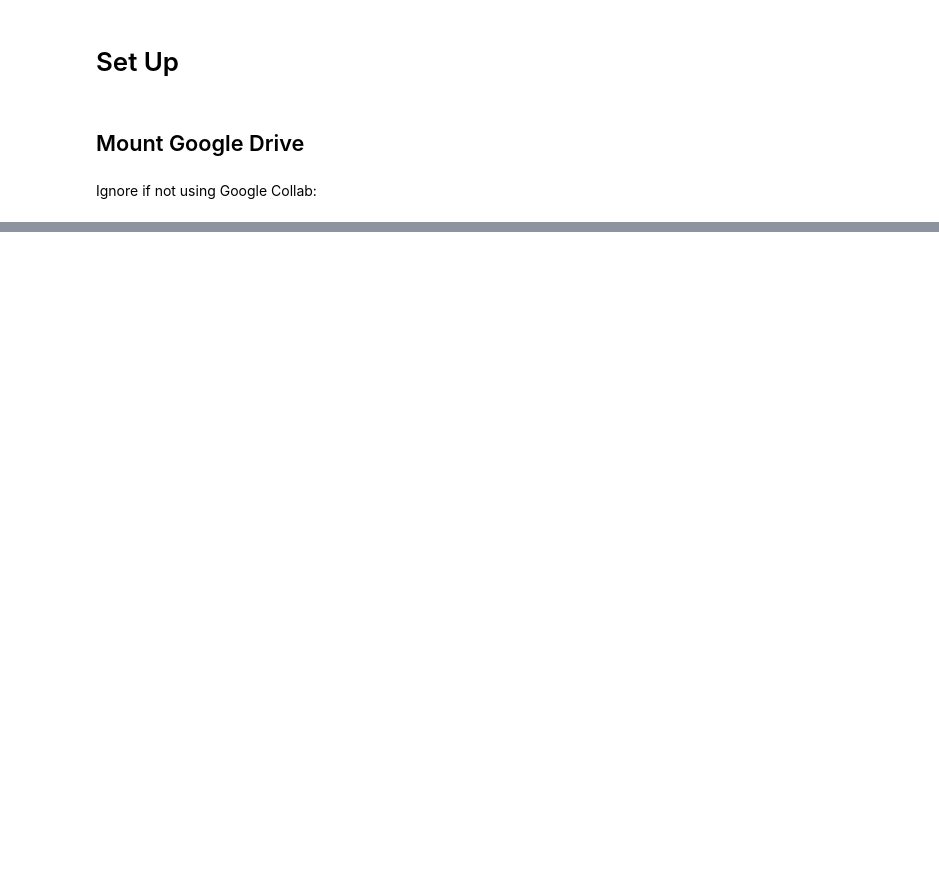
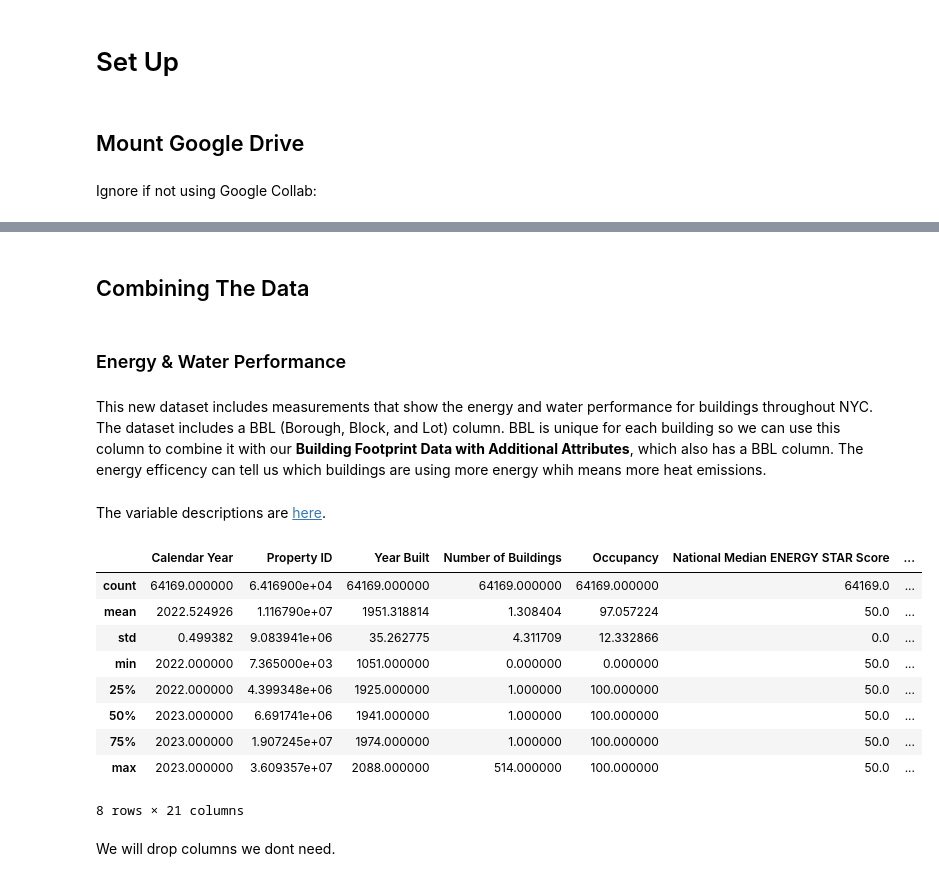
Before and after one commit to FranciscoLozCoding/cooling_with_code, a Jupyter notebook: 09_adding_energy_data.ipynb, the cells around one changed output, grey strips where cells are left out. Saved outputs shown, nothing was run; the diff lists cells and outputs as text; code cells hidden in the pictures; blank space fills up the shorter version.

```diff
--- a/09_adding_energy_data.ipynb
+++ b/09_adding_energy_data.ipynb
@@ -67,0 +104,8 @@ import os
+# %% [markdown]
+## Combining The Data
+# %% [markdown]
+### Energy & Water Performance
+# %% [markdown]
+This new dataset includes measurements that show the energy and water performance for buildings throughout NYC. The dataset includes a BBL (Borough, Block, and Lot) column. BBL is unique for each building so we can use this column to combine it with our **Building Footprint Data with Additional Attributes**, which also has a BBL column. The energy efficency can tell us which buildings are using more energy whih means more heat emissions.
+# %% [markdown]
+The variable descriptions are [here](https://data.cityofnewyork.us/Environment/NYC-Building-Energy-and-Water-Data-Disclosure-for-/5zyy-y8am/about_data).
@@ -67,0 +116,15 @@ import os
+# %%
+energy_df.describe()
+# %% [output]
+|  | Calendar Year | Property ID | Year Built | Number of Buildings | Occupancy | National Median ENERGY STAR Score | ... |
+| count | 64169.000000 | 6.416900e+04 | 64169.000000 | 64169.000000 | 64169.000000 | 64169.0 | ... |
+| mean | 2022.524926 | 1.116790e+07 | 1951.318814 | 1.308404 | 97.057224 | 50.0 | ... |
+| std | 0.499382 | 9.083941e+06 | 35.262775 | 4.311709 | 12.332866 | 0.0 | ... |
+| min | 2022.000000 | 7.365000e+03 | 1051.000000 | 0.000000 | 0.000000 | 50.0 | ... |
+| 25% | 2022.000000 | 4.399348e+06 | 1925.000000 | 1.000000 | 100.000000 | 50.0 | ... |
+| 50% | 2023.000000 | 6.691741e+06 | 1941.000000 | 1.000000 | 100.000000 | 50.0 | ... |
+| 75% | 2023.000000 | 1.907245e+07 | 1974.000000 | 1.000000 | 100.000000 | 50.0 | ... |
+| max | 2023.000000 | 3.609357e+07 | 2088.000000 | 514.000000 | 100.000000 | 50.0 | ... |
+8 rows × 21 columns
+# %% [markdown]
+We will drop columns we dont need.
```
Also changed, not shown: parts of 45 cells of this notebook.
